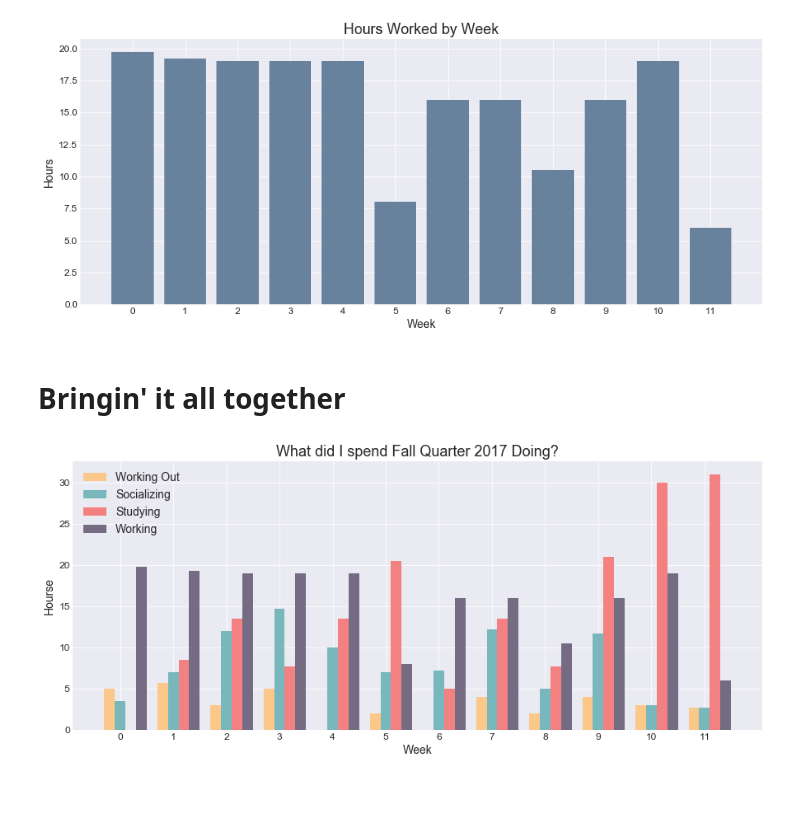
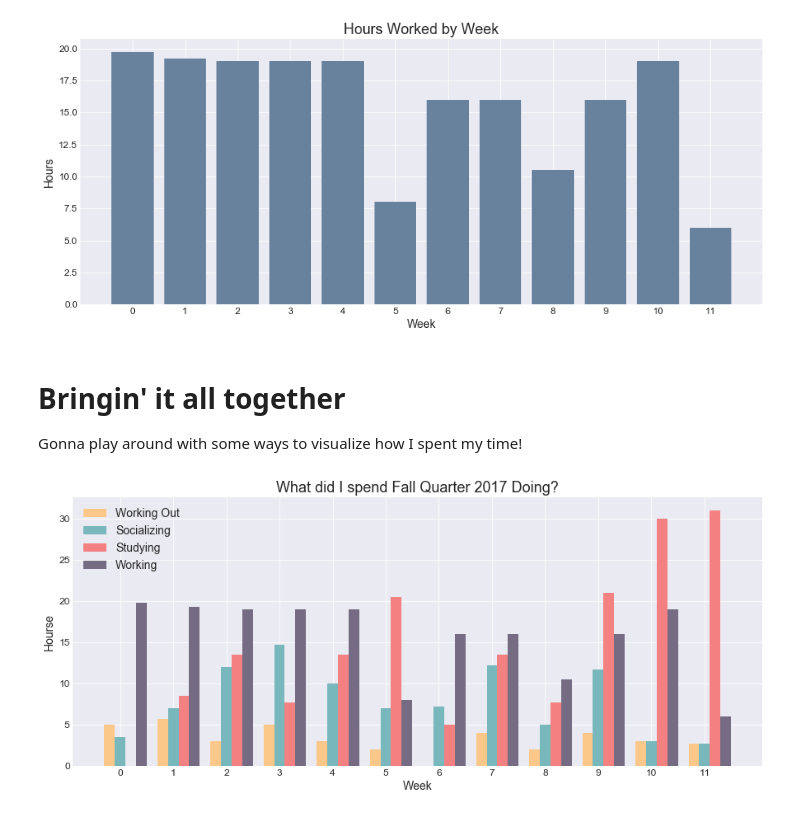
Before and after one commit to ashleyshine/ticktock, a Jupyter notebook: Tracking-Time.ipynb, the cells around one changed output. Saved outputs shown, nothing was run; the diff lists cells and outputs as text; code cells hidden in the pictures.

```diff
--- a/Tracking-Time.ipynb
+++ b/Tracking-Time.ipynb
@@ -144,7 +144,8 @@ plt.style.use('seaborn-darkgrid')
 
 # because matplotlib's default colors drive me insane
 # inspiration from https://www.canva.com/learn/100-color-combinations/
-# stored as numpy arrays for easy subsetting latertropical_colors = np.array(["#4897D8", "#FFDB5C", "#FA6E59", "#F8A055"]) # 33. Fun & Tropical
+# stored as numpy arrays for easy subsetting later
+tropical_colors = np.array(["#4897D8", "#FFDB5C", "#FA6E59", "#F8A055"]) # 33. Fun & Tropical
 
 tropical_colors_2 = tropical_colors[[0,2,3]] # FILM TV 6A, MATH 131A, STATS 101A
 # %%
@@ -449,10 +450,10 @@ workouts_f17.tail()
 There's some missing data - specifically, there are three events at the end of October that are missing. Since this is a relatively small dataset and it's only three events, I'm gonna go ahead and add those in manually.
 # %%
 missing_workouts = pd.DataFrame([
-    [dt.date(2017, 10, 25), "Swim", False, True, 0],
-    [dt.date(2017, 10, 26), "Swim", False, True, 0],
-    [dt.date(2017, 10, 27), "5.5 mile run", True, False, 5.5]],
-    columns=['Date', 'Event', 'Run', 'Swim', 'Run_length']).set_index('Date')
+    [dt.date(2017, 10, 25), "Swim", False, True, 0, 1.0],
+    [dt.date(2017, 10, 26), "Swim", False, True, 0, 1.0],
+    [dt.date(2017, 10, 27), "5.5 mile run", True, False, 5.5, 1.0]],
+    columns=['Date', 'Event', 'Run', 'Swim', 'Run_length', 'total_time']).set_index('Date')
 
 workouts_f17 = workouts_f17.append(missing_workouts)
 # %%
@@ -670,22 +671,24 @@ ax.set_xticks(work_by_week.index)
 plt.show()
 # %% [output]
 [figure]
-# %% [markdown]
-# Bringin' it all together
+# %% [markdown]
+# Bringin' it all together
+
+Gonna play around with some ways to visualize how I spent my time!
 # %%
 fig, ax = create_plot(title="What did I spend Fall Quarter 2017 Doing?",
                       xlabel="Week", ylabel="Hourse")
 
 categories = [workout_time_by_week, social_by_week, all_studying_by_week, work_by_week]
 bar_colors = np.array(["#FCC88A", "#78B7BB", "#F38181", "#756C83"])
 
 for i, category in enumerate(categories):
     ax.bar(x=category.index-0.2 + i*0.2, height=category['total_time'], width=0.2,
-           color=colors[i])
+           color=bar_colors[i])
 
 ax.legend(['Working Out', 'Socializing', 'Studying', 'Working'])
 ax.set_xticks(range(12))
 
 plt.show()
 # %% [output]
-[figure, old version]
+[figure, new version]
```
Also changed, not shown: parts of 2 cells of this notebook.
